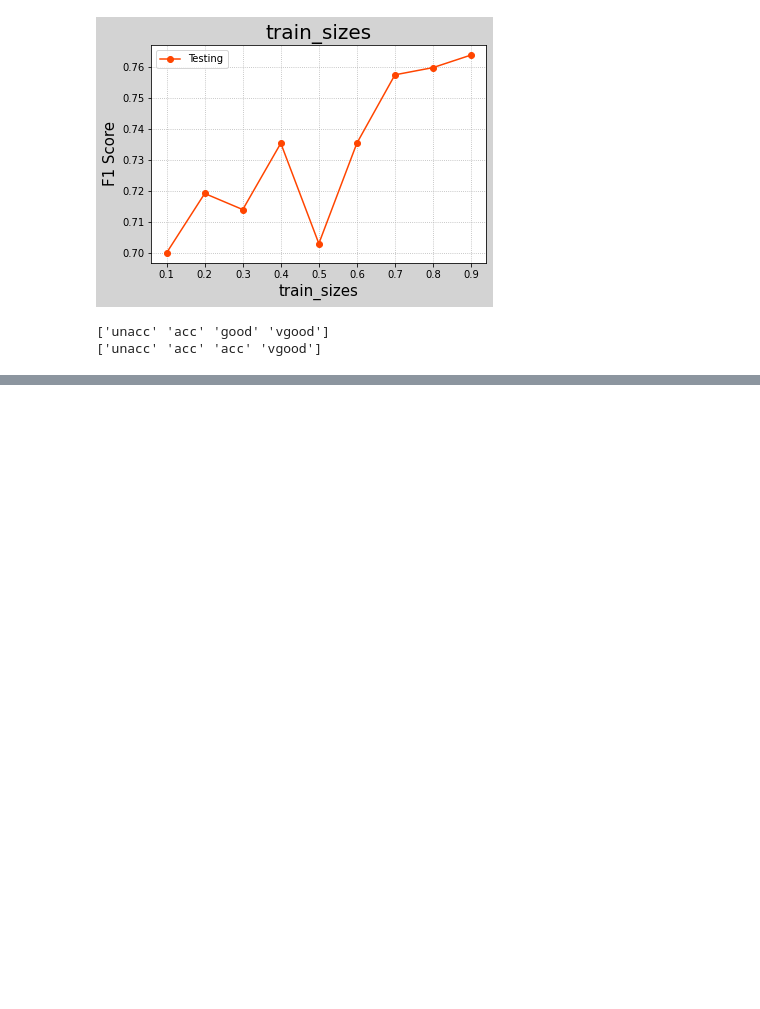
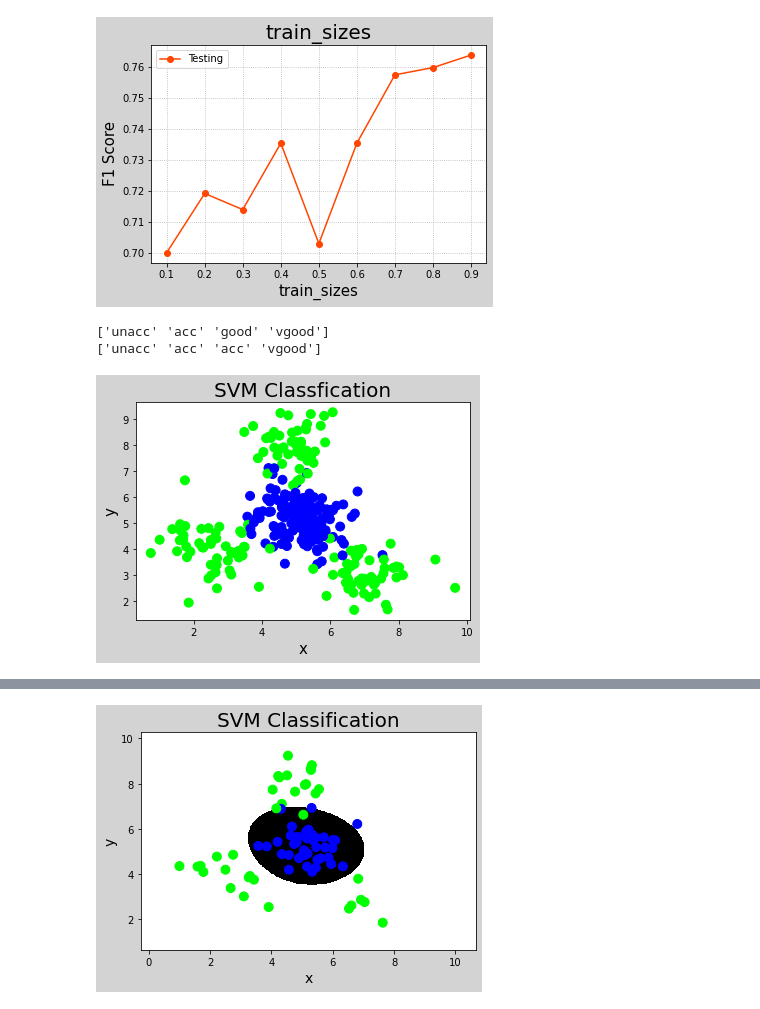
Before and after one commit to wyhfc123/dataAnalysis_2022_1_24, a Jupyter notebook: machine_learning(sklearn).ipynb, the cells around one changed output, grey strips where cells are left out. Saved outputs shown, nothing was run; the diff lists cells and outputs as text; code cells hidden in the pictures; blank space fills up the shorter version.

```diff
--- a/machine_learning(sklearn).ipynb
+++ b/machine_learning(sklearn).ipynb
@@ -2527,3 +2537,77 @@ model.fit(train_x, train_y)
 
 
 """
+# %%
+"""
+    支持向量机(sklearn实现)
+"""
+
+import numpy as np
+from sklearn import svm
+from sklearn import metrics as sm
+from matplotlib import pyplot as plt
+from sklearn import model_selection as ms
+data = np.loadtxt("ml_data/multiple2.txt", unpack=False, dtype="U20", delimiter=",")
+# print(data.shape)
+
+x = data[:, :-1].astype("f8")
+y = data[:, -1].astype("f8")
+
+plt.figure("SVM Classfication", facecolor="lightgray")
+plt.title("SVM Classfication", fontsize=20)
+plt.xlabel("x", fontsize=15)
+plt.ylabel("y", fontsize=15)
+plt.tick_params(labelsize=10)
+# plt.pcolormesh()
+plt.scatter(x[:, 0], x[:, 1], c=y, cmap="brg", s=80)
+plt.show()
+#划分训练集和测试集
+train_x, test_x, train_y, test_y = ms.train_test_split(x, y, test_size=0.25, random_state=7)
+
+#构造支持向量机模型
+# model = svm.SVC(kernel="linear")
+# model = svm.SVC(kernel="poly",degree=3)
+model = svm.SVC(kernel="rbf",C=600,gamma=0.01)
+#交叉验证
+cvs = ms.cross_val_score(model, train_x, train_y, cv=5, scoring="accuracy")
+print("精确度: {}".format(cvs.mean()))
+
+cvs = ms.cross_val_score(model, train_x, train_y, cv=5, scoring="precision_weighted")
+print("查准率: {}".format(cvs.mean()))
+
+cvs = ms.cross_val_score(model, train_x, train_y, cv=5, scoring="recall_weighted")
+print("召回率: {}".format(cvs.mean()))
+
+cvs = ms.cross_val_score(model, train_x, train_y, cv=5, scoring="f1_weighted")
+print("f1得分: {}".format(cvs.mean()))
+
+model.fit(train_x, train_y)
+#输出模型的预测效果
+pred_test_y = model.predict(test_x)
+print("预测效果: {}".format((pred_test_y == test_y).sum() / test_y.size))
+
+#输出混淆矩阵
+cm = sm.confusion_matrix(test_y, pred_test_y)
+print("混淆矩阵:\n {}".format(cm))
+# 获取分类报告
+cr = sm.classification_report(test_y, pred_test_y)
+print(cr)
+
+l, r = x[:, 0].min() - 1, x[:, 0].max() + 1
+b, t = x[:, 1].min() - 1, x[:, 1].max() + 1
+n = 500
+grid_x, grid_y = np.meshgrid(np.linspace(l, r, n), np.linspace(b, t, n))
+samples = np.column_stack((grid_x.ravel(), grid_y.ravel()))
+grid_z = model.predict(samples)
+grid_z = grid_z.reshape(grid_x.shape)
+
+plt.figure('SVM Classification', facecolor='lightgray')
+plt.title('SVM Classification', fontsize=20)
+plt.xlabel('x', fontsize=14)
+plt.ylabel('y', fontsize=14)
+plt.tick_params(labelsize=10)
+plt.pcolormesh(grid_x, grid_y, grid_z, cmap='gray')
+plt.scatter(test_x[:, 0], test_x[:, 1], c=test_y, cmap='brg', s=80)
+plt.show()
+# %% [output]
+[figure, added]
@@ -2529,0 +2630 @@ model.fit(train_x, train_y)
+[figure, added]
```
Also changed, not shown: parts of 18 cells of this notebook, 12 other files.
